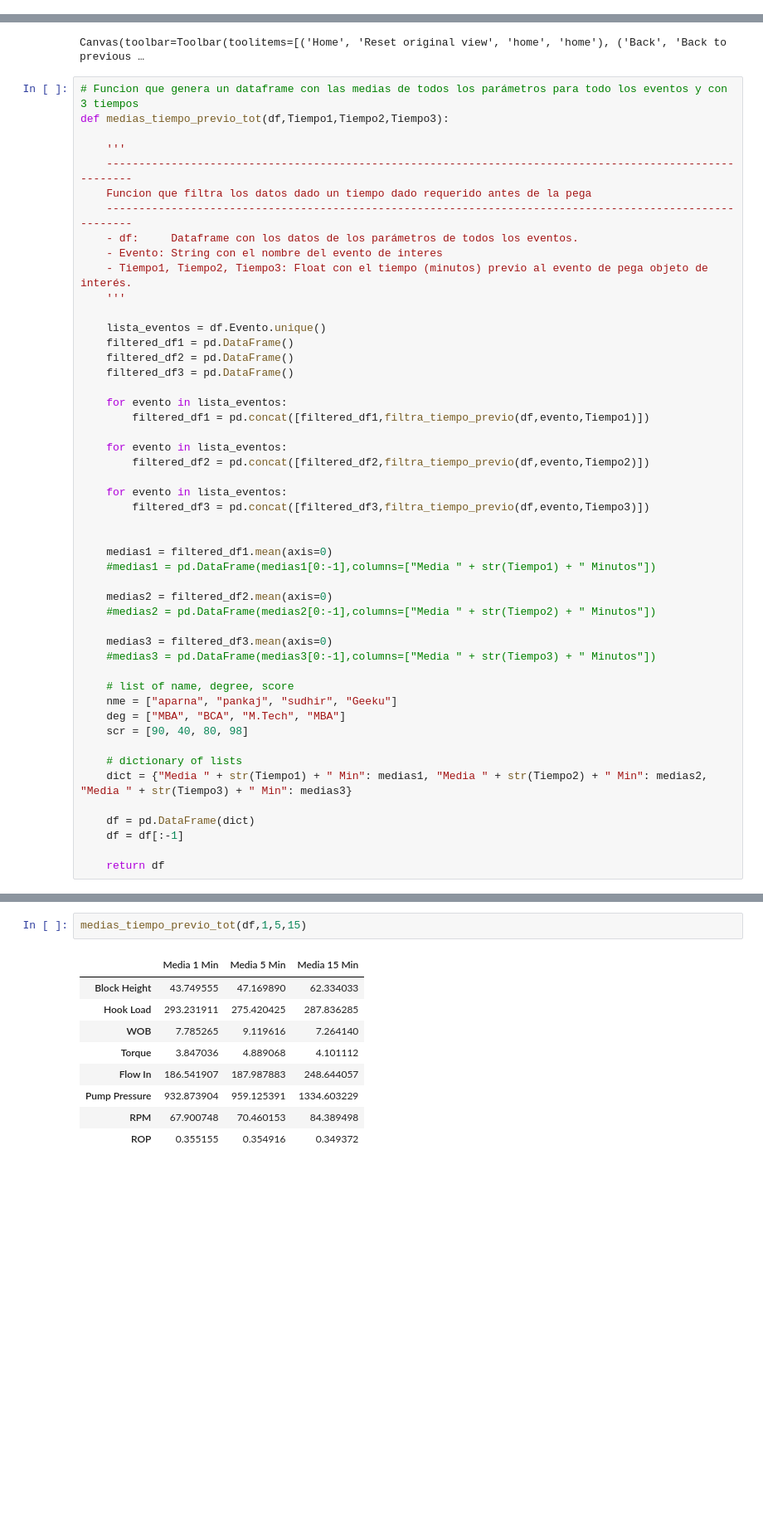
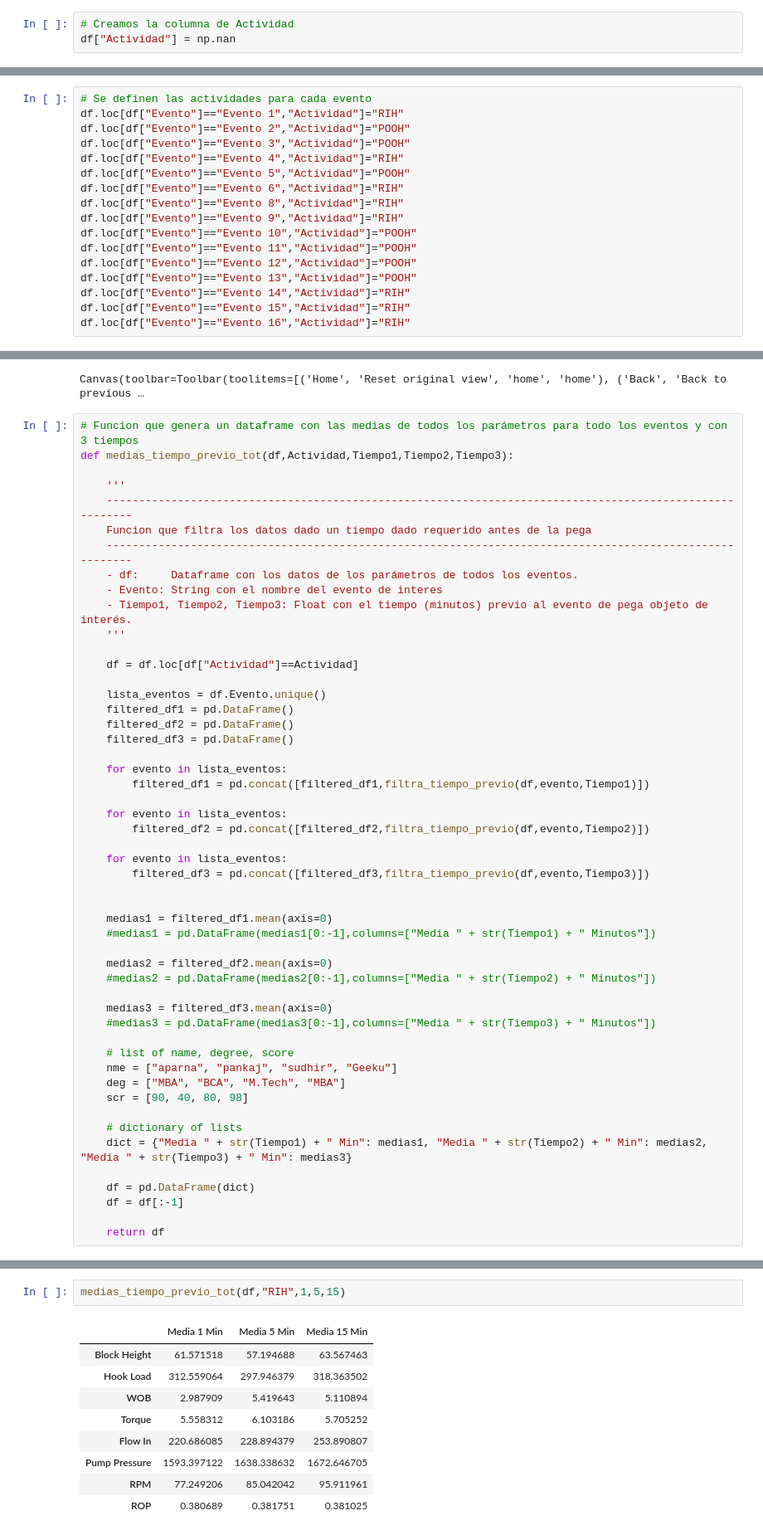
Before and after one commit to diegojeda/Proyecto-Maestria, a Jupyter notebook: Data Final/EDA.ipynb, the cells around one changed output, grey strips where cells are left out. Shown: that part at 83% size. Saved outputs shown, nothing was run; the diff lists cells and outputs as text; blank space fills up the shorter version.

Commit message:
Añadir Actividad & Primeros Modelos Pycaret

```diff
--- a/Data Final/EDA.ipynb
+++ b/Data Final/EDA.ipynb
@@ -82,0 +86,3 @@ df
+# %%
+# Creamos la columna de Actividad
+df["Actividad"] = np.nan
@@ -83 +96,18 @@ df
+# %%
+# Se definen las actividades para cada evento
+df.loc[df["Evento"]=="Evento 1","Actividad"]="RIH"
+df.loc[df["Evento"]=="Evento 2","Actividad"]="POOH"
+df.loc[df["Evento"]=="Evento 3","Actividad"]="POOH"
+df.loc[df["Evento"]=="Evento 4","Actividad"]="RIH"
+df.loc[df["Evento"]=="Evento 5","Actividad"]="POOH"
+df.loc[df["Evento"]=="Evento 6","Actividad"]="RIH"
+df.loc[df["Evento"]=="Evento 8","Actividad"]="RIH"
+df.loc[df["Evento"]=="Evento 9","Actividad"]="RIH"
+df.loc[df["Evento"]=="Evento 10","Actividad"]="POOH"
+df.loc[df["Evento"]=="Evento 11","Actividad"]="POOH"
+df.loc[df["Evento"]=="Evento 12","Actividad"]="POOH"
+df.loc[df["Evento"]=="Evento 13","Actividad"]="POOH"
+df.loc[df["Evento"]=="Evento 14","Actividad"]="RIH"
+df.loc[df["Evento"]=="Evento 15","Actividad"]="RIH"
+df.loc[df["Evento"]=="Evento 16","Actividad"]="RIH"
 # %% [markdown]
@@ -214,7 +248,7 @@ box_plots_prev_tot(df,30)
 Canvas(toolbar=Toolbar(toolitems=[('Home', 'Reset original view', 'home', 'home'), ('Back', 'Back to previous …
 # %%
 # Funcion que genera un dataframe con las medias de todos los parámetros para todo los eventos y con 3 tiempos
-def medias_tiempo_previo_tot(df,Tiempo1,Tiempo2,Tiempo3):
+def medias_tiempo_previo_tot(df,Actividad,Tiempo1,Tiempo2,Tiempo3):
 
     '''
     ---------------------------------------------------------------------------------------------------------
@@ -224,6 +258,8 @@ def medias_tiempo_previo_tot(df,Tiempo1,Tiempo2,Tiempo3):
     - Evento: String con el nombre del evento de interes
     - Tiempo1, Tiempo2, Tiempo3: Float con el tiempo (minutos) previo al evento de pega objeto de interés.
     '''
+
+    df = df.loc[df["Actividad"]==Actividad]
 
     lista_eventos = df.Evento.unique()
     filtered_df1 = pd.DataFrame()
@@ -264,12 +351,12 @@ def medias_tiempo_previo_tot(df,Tiempo1,Tiempo2,Tiempo3):
 # %%
-medias_tiempo_previo_tot(df,1,5,15)
+medias_tiempo_previo_tot(df,"RIH",1,5,15)
 # %% [output]
 |  | Media 1 Min | Media 5 Min | Media 15 Min |
-| Block Height | 43.749555 | 47.169890 | 62.334033 |
-| Hook Load | 293.231911 | 275.420425 | 287.836285 |
-| WOB | 7.785265 | 9.119616 | 7.264140 |
-| Torque | 3.847036 | 4.889068 | 4.101112 |
-| Flow In | 186.541907 | 187.987883 | 248.644057 |
-| Pump Pressure | 932.873904 | 959.125391 | 1334.603229 |
-| RPM | 67.900748 | 70.460153 | 84.389498 |
-| ROP | 0.355155 | 0.354916 | 0.349372 |
+| Block Height | 61.571518 | 57.194688 | 63.567463 |
+| Hook Load | 312.559064 | 297.946379 | 318.363502 |
+| WOB | 2.987909 | 5.419643 | 5.110894 |
+| Torque | 5.558312 | 6.103186 | 5.705252 |
+| Flow In | 220.686085 | 228.894379 | 253.890807 |
+| Pump Pressure | 1593.397122 | 1638.338632 | 1672.646705 |
+| RPM | 77.249206 | 85.042042 | 95.911961 |
+| ROP | 0.380689 | 0.381751 | 0.381025 |
```
Also changed, not shown: parts of 23 cells of this notebook, 5 other files.
